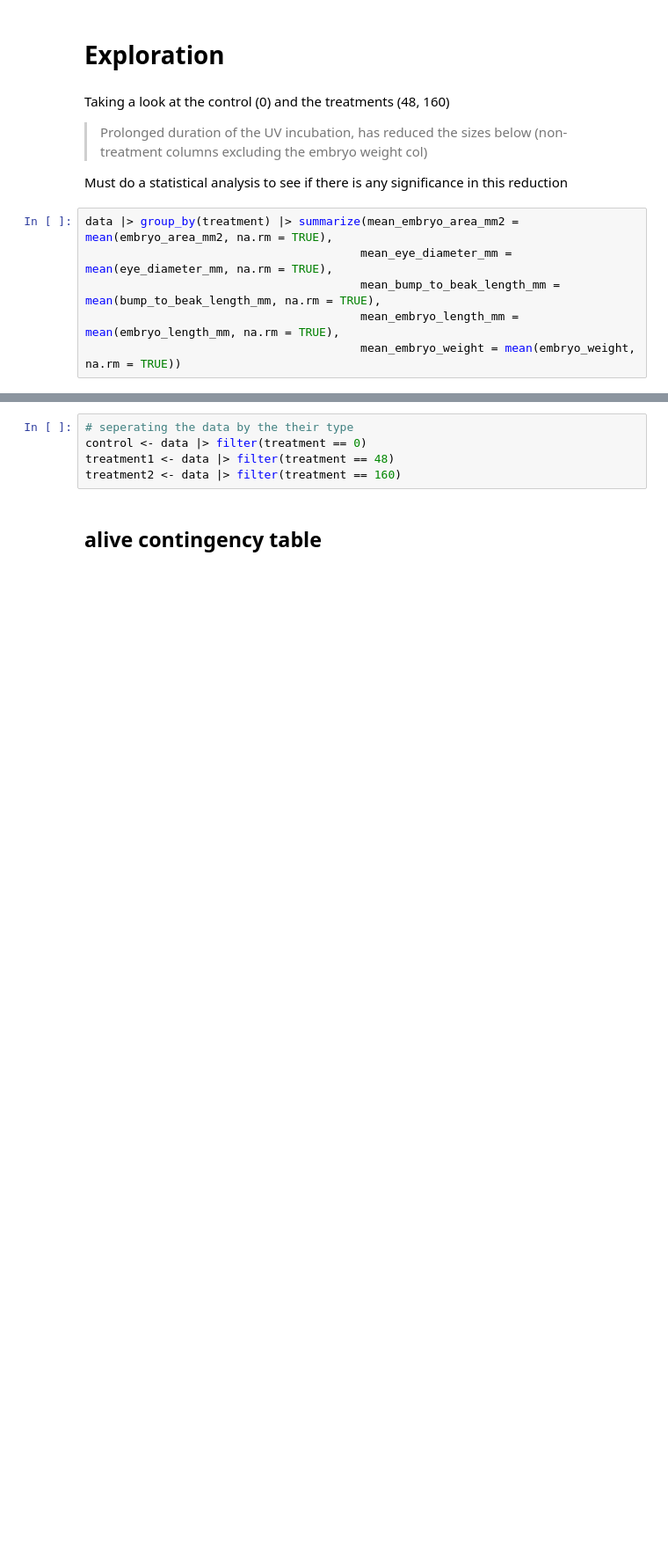
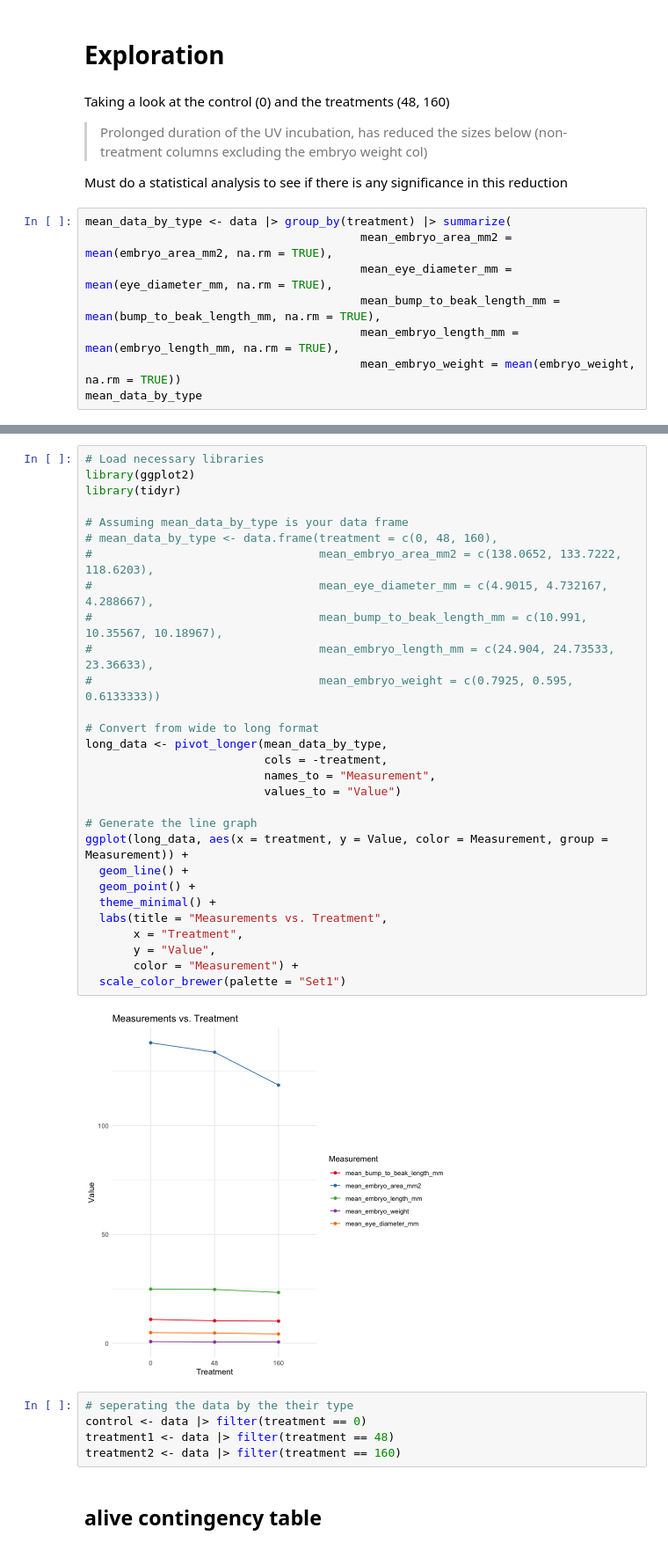
Before and after one commit to redradman/BIOL331_hypothesis_testing, a Jupyter notebook: Analysis.ipynb, the cells around one changed output, grey strips where cells are left out. Shown at 88% size. Drawn from its saved outputs; the diff is of its cells as text; blank space fills up the shorter version.

```diff
--- a/Analysis.ipynb
+++ b/Analysis.ipynb
@@ -86,11 +86,13 @@ Taking a look at the control (0) and the treatments (48, 160)
 
 Must do a statistical analysis to see if there is any significance in this reduction
 # %%
-data |> group_by(treatment) |> summarize(mean_embryo_area_mm2 = mean(embryo_area_mm2, na.rm = TRUE),
+mean_data_by_type <- data |> group_by(treatment) |> summarize(
+                                        mean_embryo_area_mm2 = mean(embryo_area_mm2, na.rm = TRUE),
                                         mean_eye_diameter_mm = mean(eye_diameter_mm, na.rm = TRUE),
                                         mean_bump_to_beak_length_mm = mean(bump_to_beak_length_mm, na.rm = TRUE),
                                         mean_embryo_length_mm = mean(embryo_length_mm, na.rm = TRUE),
                                         mean_embryo_weight = mean(embryo_weight, na.rm = TRUE))
+mean_data_by_type
 # %% [output]
 A tibble: 3 × 6
 | treatment | mean_embryo_area_mm2 | mean_eye_diameter_mm | mean_bump_to_beak_length_mm | mean_embryo_length_mm | ... |
@@ -98,6 +100,37 @@ A tibble: 3 × 6
 | 0 | 138.0652 | 4.901500 | 10.99100 | 24.90400 | ... |
 | 48 | 133.7222 | 4.732167 | 10.35567 | 24.73533 | ... |
 | 160 | 118.6203 | 4.288667 | 10.18967 | 23.36633 | ... |
+# %%
+# Load necessary libraries
+library(ggplot2)
+library(tidyr)
+
+# Assuming mean_data_by_type is your data frame
+# mean_data_by_type <- data.frame(treatment = c(0, 48, 160),
+#                                 mean_embryo_area_mm2 = c(138.0652, 133.7222, 118.6203),
+#                                 mean_eye_diameter_mm = c(4.9015, 4.732167, 4.288667),
+#                                 mean_bump_to_beak_length_mm = c(10.991, 10.35567, 10.18967),
+#                                 mean_embryo_length_mm = c(24.904, 24.73533, 23.36633),
+#                                 mean_embryo_weight = c(0.7925, 0.595, 0.6133333))
+
+# Convert from wide to long format
+long_data <- pivot_longer(mean_data_by_type,
+                          cols = -treatment,
+                          names_to = "Measurement",
+                          values_to = "Value")
+
+# Generate the line graph
+ggplot(long_data, aes(x = treatment, y = Value, color = Measurement, group = Measurement)) +
+  geom_line() +
+  geom_point() +
+  theme_minimal() +
+  labs(title = "Measurements vs. Treatment",
+       x = "Treatment",
+       y = "Value",
+       color = "Measurement") +
+  scale_color_brewer(palette = "Set1")
+# %% [output]
+[figure, added]
 # %%
 # seperating the data by the their type
 control <- data |> filter(treatment == 0)
```
Also changed, not shown: parts of 6 cells of this notebook.
